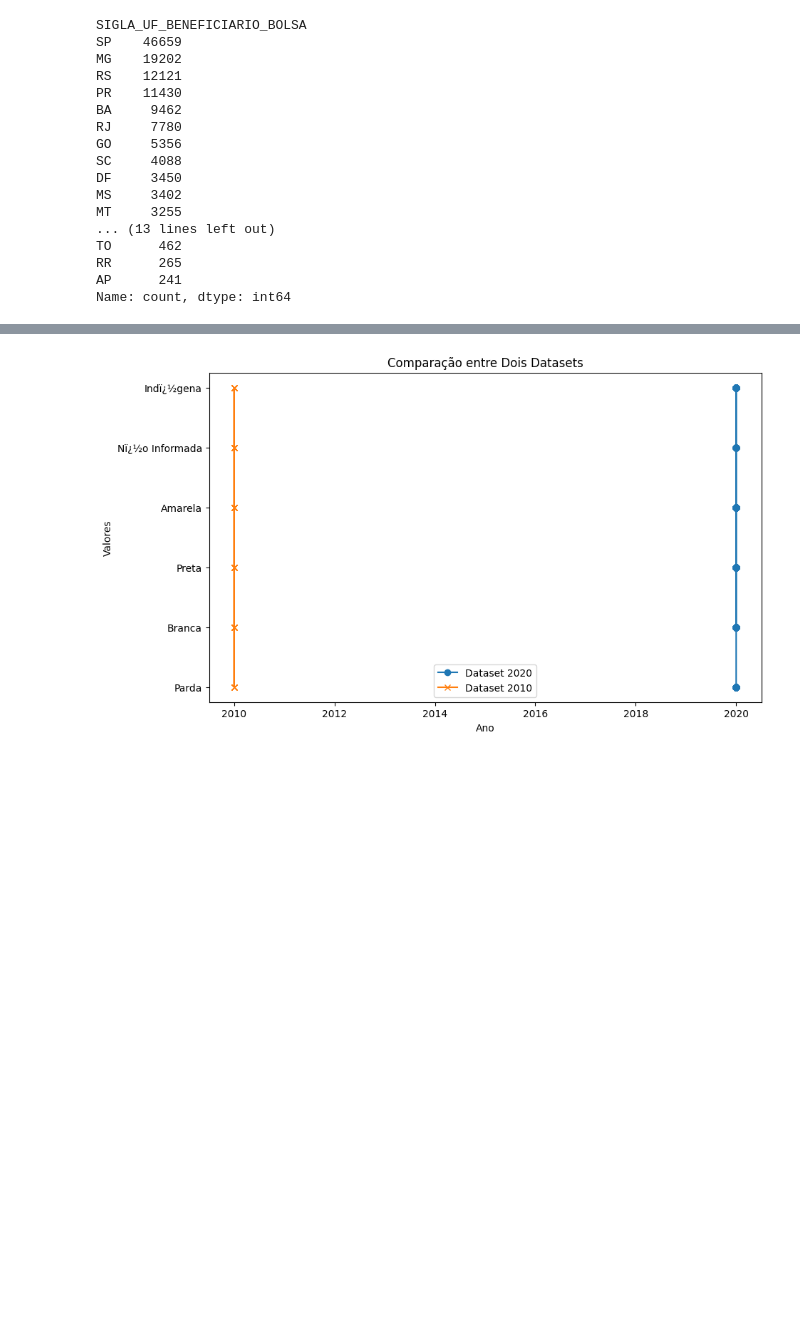
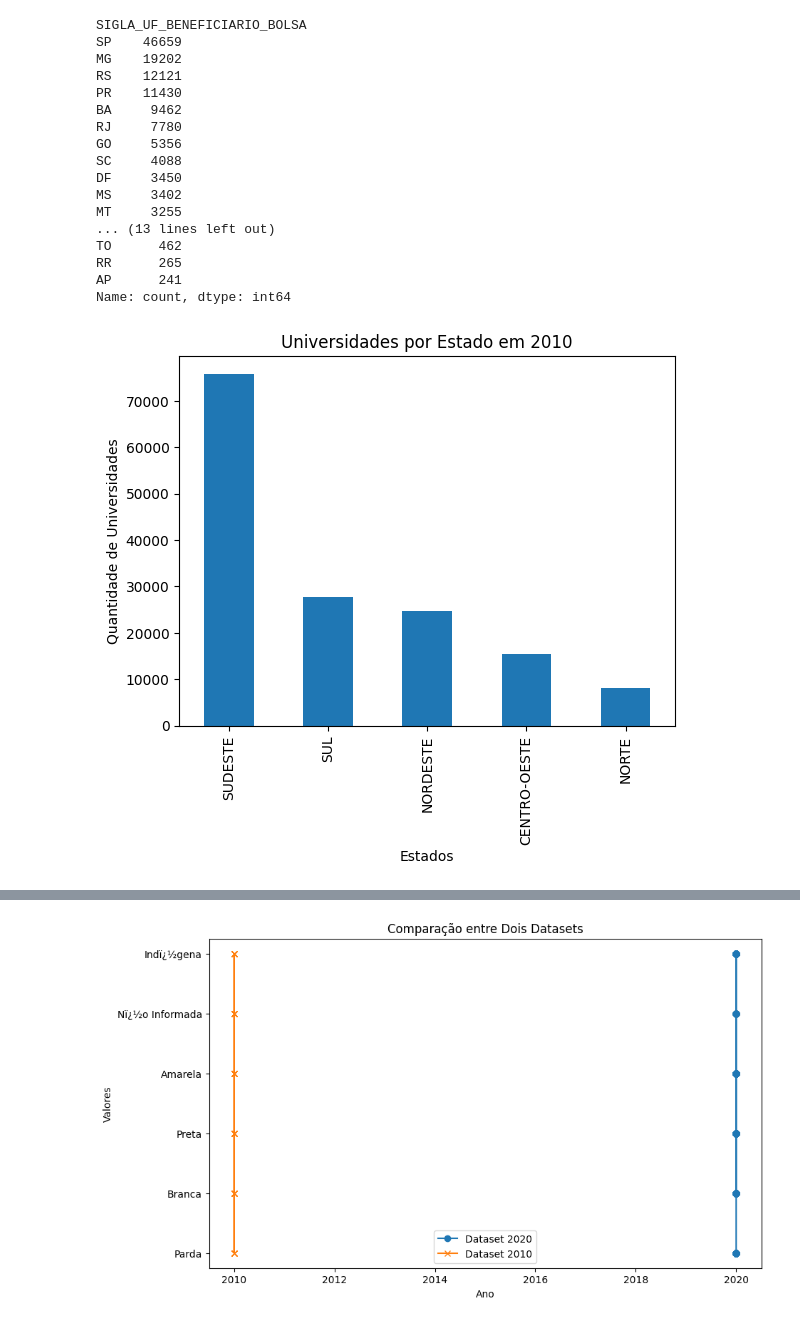
Before and after one commit to cristinaajs/DesafioAnaliseDadosPython, a Jupyter notebook: Dados_Analise.ipynb, the cells around one changed output, grey strips where cells are left out. Cells and saved outputs as stored; diff of their text form; code cells hidden in the pictures; blank space fills up the shorter version.

```diff
--- a/Dados_Analise.ipynb
+++ b/Dados_Analise.ipynb
@@ -308,3 +308,11 @@ TO      462
 RR      265
 AP      241
 Name: count, dtype: int64
+# %%
+Regiao_2010.plot(kind='bar')
+plt.ylabel('Quantidade de Universidades')
+plt.xlabel('Estados')
+plt.title('Universidades por Estado em 2010')
+plt.show()
+# %% [output]
+[figure, added]
```
Also changed, not shown: parts of 18 cells of this notebook, 9 other files.
